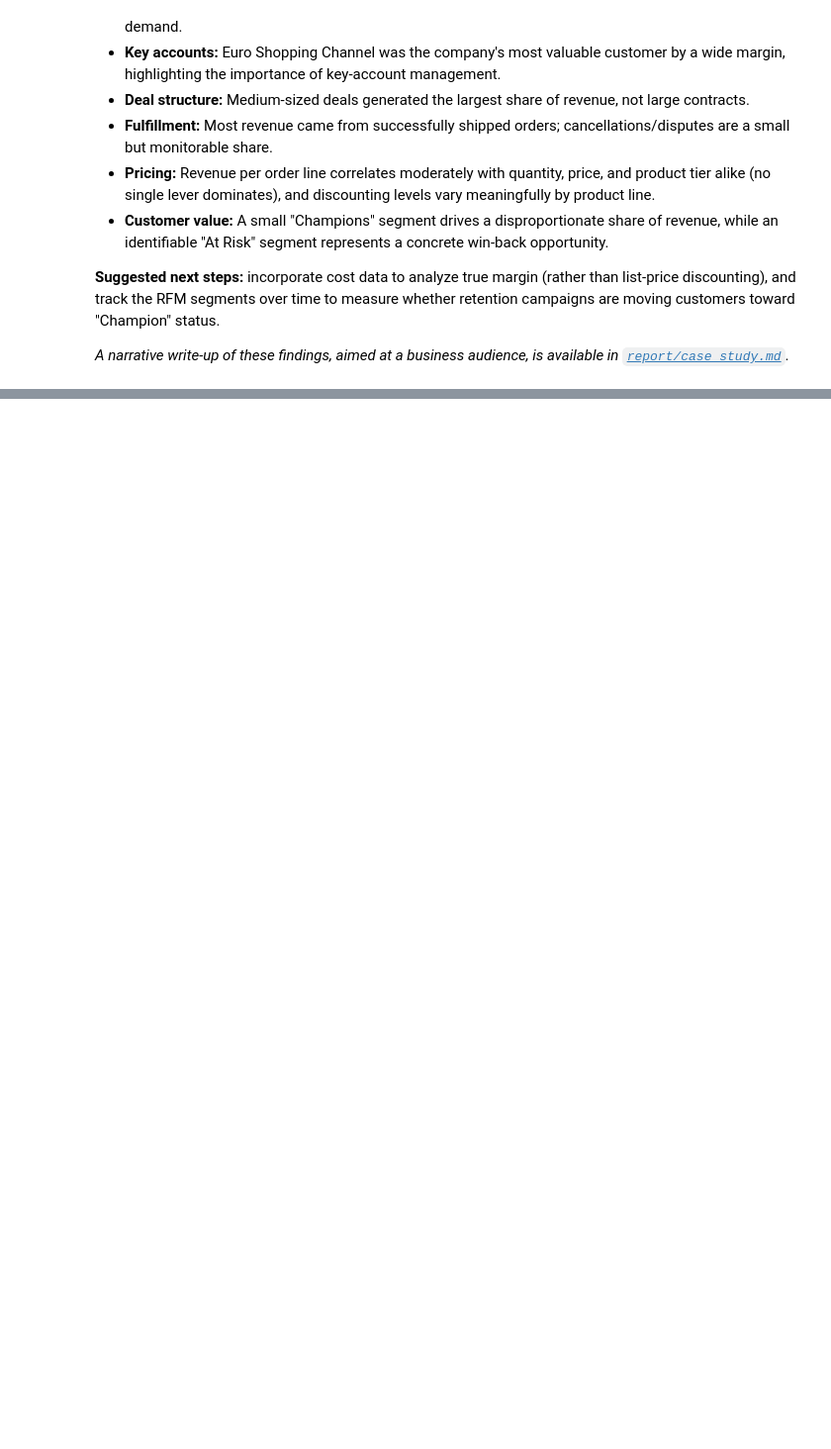
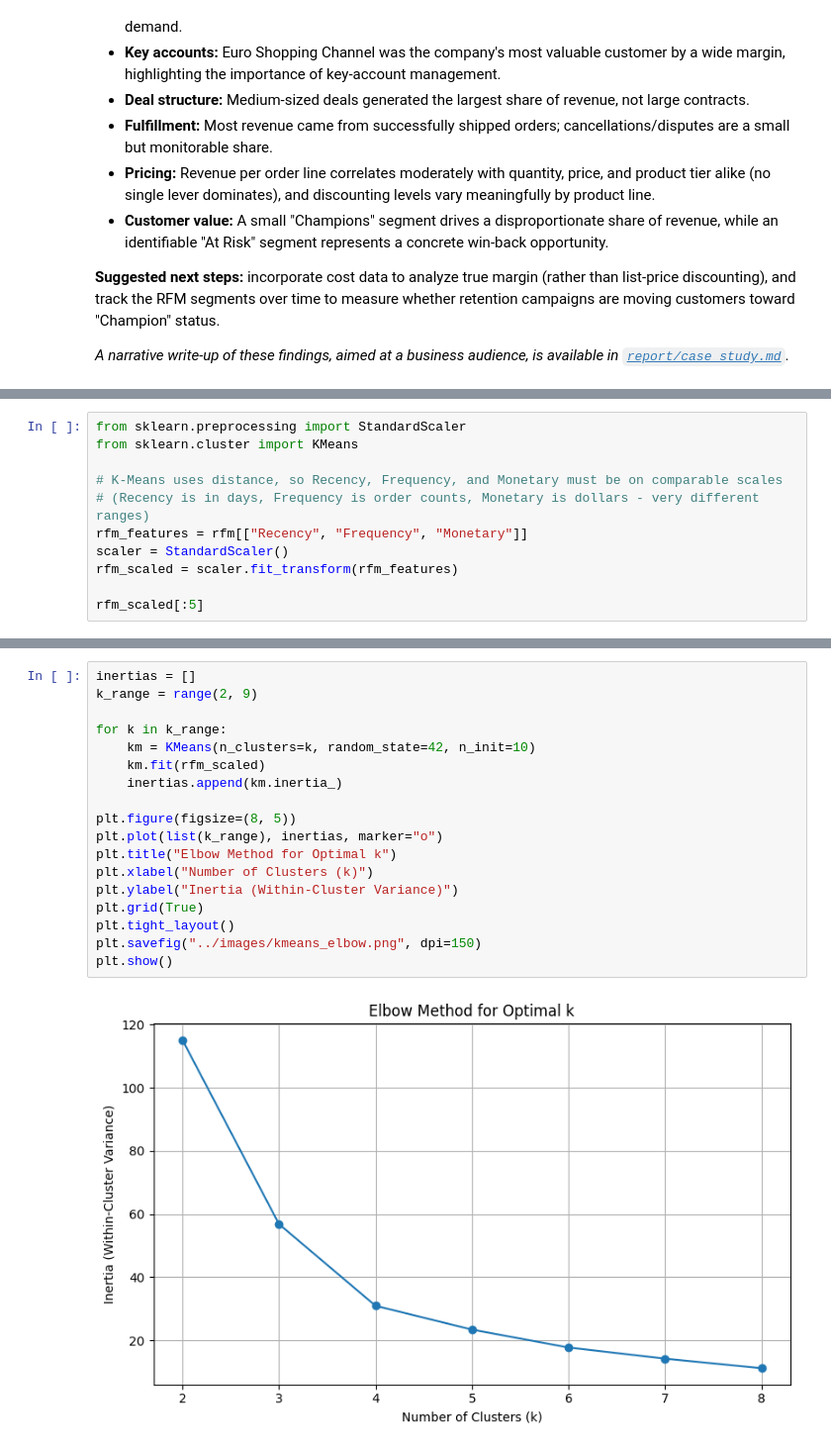
Before and after one commit to MasoudKamali7/sales-analysis, a Jupyter notebook: notebooks/sales_analysis.ipynb, the cells around one changed output, grey strips where cells are left out. Shown at 99% size. Drawn from its saved outputs; the diff is of its cells as text; blank space fills up the shorter version.

Commit message:
Add K-Means clustering as a cross-check on RFM segmentation

```diff
--- a/notebooks/sales_analysis.ipynb
+++ b/notebooks/sales_analysis.ipynb
@@ -585,0 +593,11 @@ A small group of **Champions** (customers who order frequently, recently, and in
+# %%
+from sklearn.preprocessing import StandardScaler
+from sklearn.cluster import KMeans
+
+# K-Means uses distance, so Recency, Frequency, and Monetary must be on comparable scales
+# (Recency is in days, Frequency is order counts, Monetary is dollars - very different ranges)
+rfm_features = rfm[["Recency", "Frequency", "Monetary"]]
+scaler = StandardScaler()
+rfm_scaled = scaler.fit_transform(rfm_features)
+
+rfm_scaled[:5]
@@ -585,0 +614,20 @@ A small group of **Champions** (customers who order frequently, recently, and in
+# %%
+inertias = []
+k_range = range(2, 9)
+
+for k in k_range:
+    km = KMeans(n_clusters=k, random_state=42, n_init=10)
+    km.fit(rfm_scaled)
+    inertias.append(km.inertia_)
+
+plt.figure(figsize=(8, 5))
+plt.plot(list(k_range), inertias, marker="o")
+plt.title("Elbow Method for Optimal k")
+plt.xlabel("Number of Clusters (k)")
+plt.ylabel("Inertia (Within-Cluster Variance)")
+plt.grid(True)
+plt.tight_layout()
+plt.savefig("../images/kmeans_elbow.png", dpi=150)
+plt.show()
+# %% [output]
+[figure, added]
```
Also changed, not shown: parts of 6 cells of this notebook, 5 other files.
